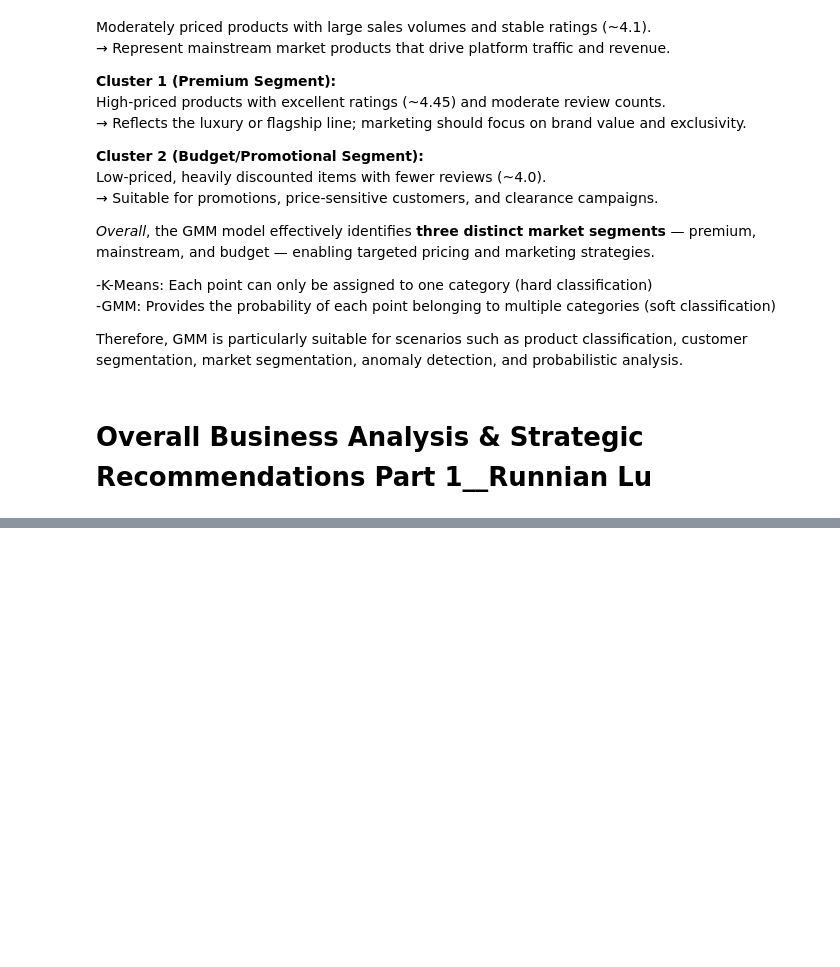
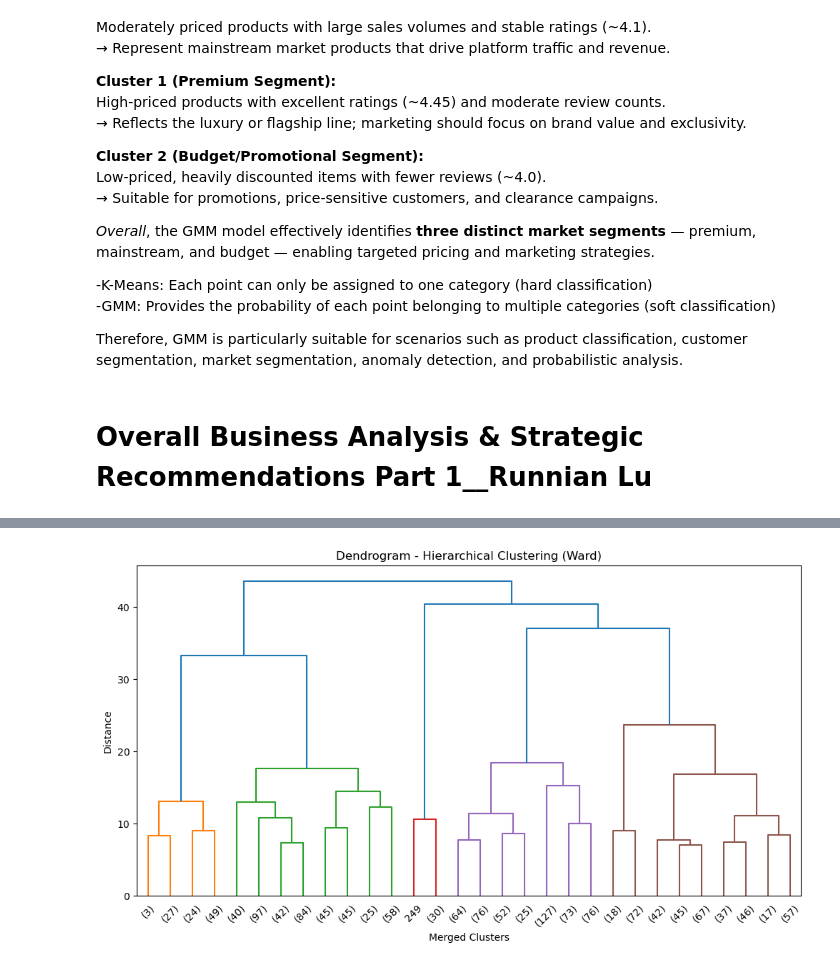
Before and after one commit to JonasLUfr/Project_DataMing, a Jupyter notebook: Amazon_DataAnalyseProject.ipynb, the cells around one changed output, grey strips where cells are left out. Saved outputs shown, nothing was run; the diff lists cells and outputs as text; code cells hidden in the pictures; blank space fills up the shorter version.

```diff
--- a/Amazon_DataAnalyseProject.ipynb
+++ b/Amazon_DataAnalyseProject.ipynb
@@ -796,0 +835,14 @@ Through standardized preprocessing, PCA, and dual clustering (K-Means & GMM), I
+# %%
+# Step: Log transform
+df['rating_count_log'] = np.log1p(df['rating_count'])
+
+# Step: Select final features
+features = ['actual_price', 'discount_percentage', 'rating', 'rating_count_log']
+X = df[features].copy()
+
+# Step: Standardize
+scaler = StandardScaler()
+X_scaled = scaler.fit_transform(X)
+
+# Preview
+pd.concat([X.head(), pd.Series(X_scaled[:5].tolist(), name="scaled_features")], axis=1)
@@ -796,0 +856,14 @@ Through standardized preprocessing, PCA, and dual clustering (K-Means & GMM), I
+# %%
+from scipy.cluster.hierarchy import linkage, dendrogram
+import matplotlib.pyplot as plt
+
+Z = linkage(X_scaled, method='ward')
+
+plt.figure(figsize=(12, 6))
+dendrogram(Z, truncate_mode='lastp', p=30, show_leaf_counts=True)
+plt.title("Dendrogram - Hierarchical Clustering (Ward)")
+plt.xlabel("Merged Clusters")
+plt.ylabel("Distance")
+plt.show()
+# %% [output]
+[figure, added]
```
Also changed, not shown: parts of 52 cells of this notebook, 2 other files.
